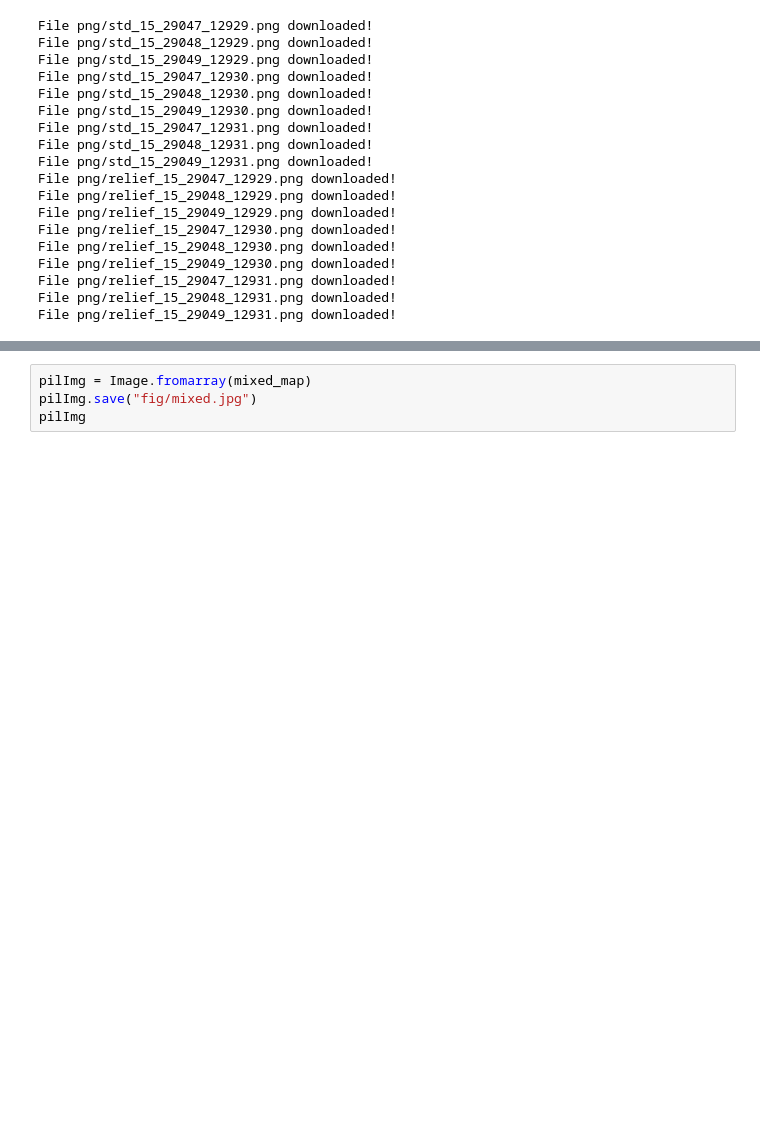
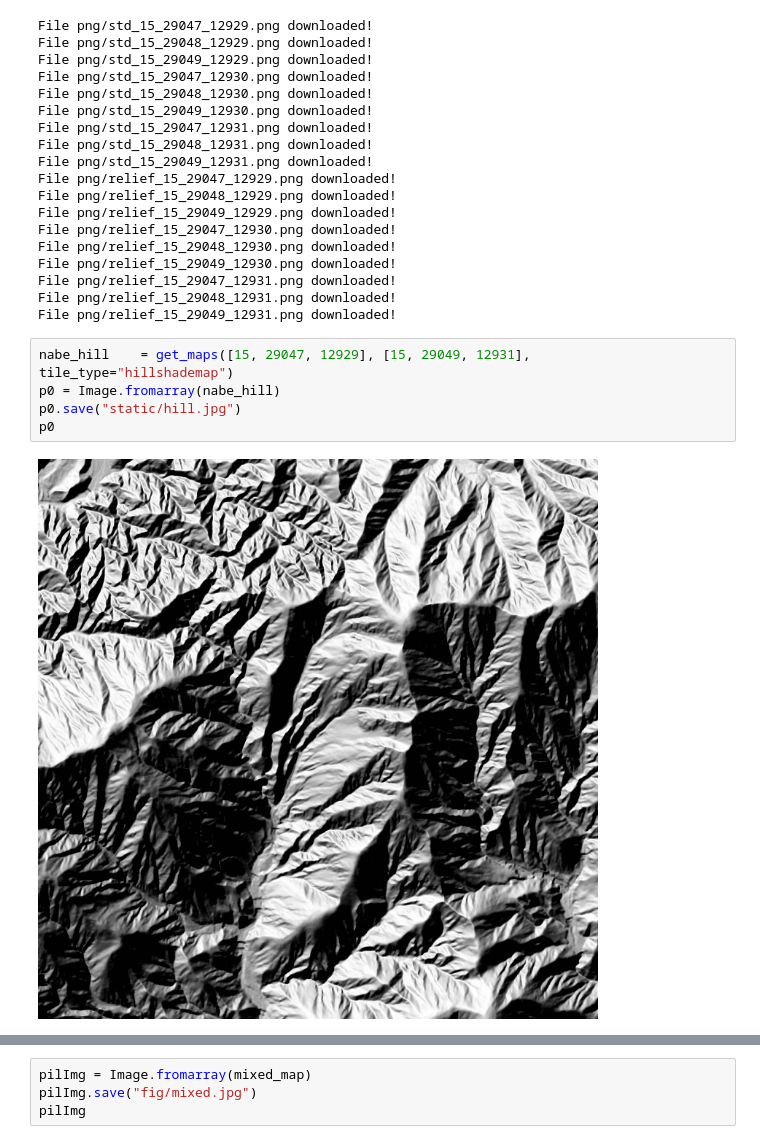
Before and after one commit to sw1227/nabewari_visualization, a Jupyter notebook: Map.ipynb, the cells around one changed output, grey strips where cells are left out. Saved outputs shown, nothing was run; the diff lists cells and outputs as text; blank space fills up the shorter version.

```diff
--- a/Map.ipynb
+++ b/Map.ipynb
@@ -97,3 +97,10 @@ File png/relief_15_29049_12930.png downloaded!
 File png/relief_15_29047_12931.png downloaded!
 File png/relief_15_29048_12931.png downloaded!
 File png/relief_15_29049_12931.png downloaded!
+# %%
+nabe_hill    = get_maps([15, 29047, 12929], [15, 29049, 12931], tile_type="hillshademap")
+p0 = Image.fromarray(nabe_hill)
+p0.save("static/hill.jpg")
+p0
+# %% [output]
+[figure, added]
```
Also changed, not shown: parts of 1 cell of this notebook, 2 other files.
